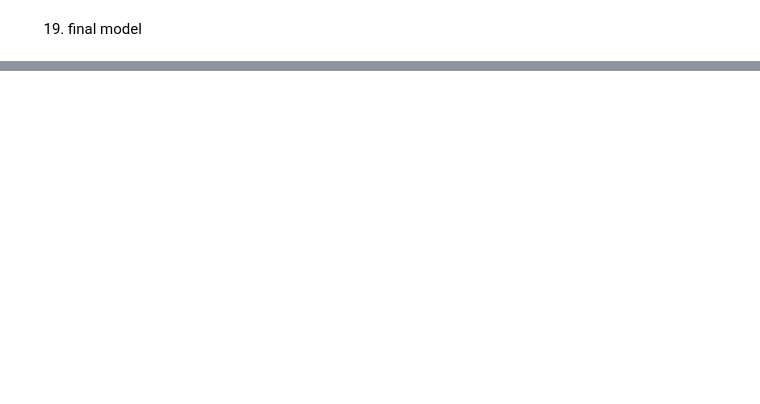
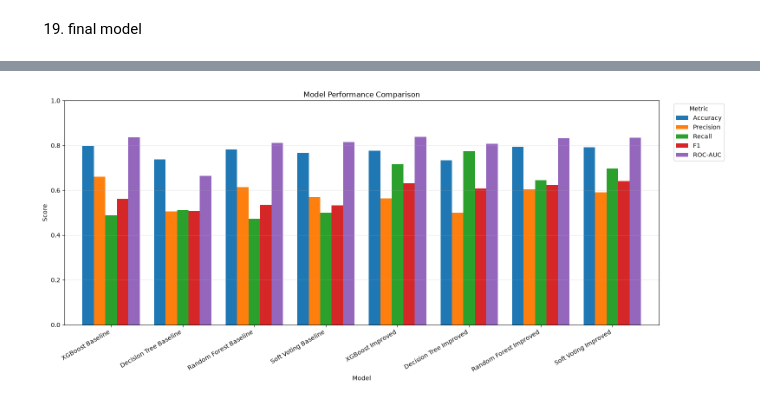
Before and after one commit to caohuy2107-tech/project1-, a Jupyter notebook: train.ipynb, the cells around one changed output, grey strips where cells are left out. Saved outputs shown, nothing was run; the diff lists cells and outputs as text; code cells hidden in the pictures; blank space fills up the shorter version.

```diff
--- a/train.ipynb
+++ b/train.ipynb
@@ -1032,0 +1211,20 @@ display(threshold_df)
+# %%
+# ==========================================
+# THRESHOLD - F1 SCORE TABLE
+# ==========================================
+
+for model_name in tuned_models.keys():
+
+    threshold_df = pd.DataFrame({
+        "Threshold": thresholds,
+        "F1 Score": threshold_results[model_name]
+    })
+
+    print(f"\n===== {model_name} =====")
+
+    display(
+        threshold_df.sort_values(
+            "F1 Score",
+            ascending=False
+        ).reset_index(drop=True)
+    )
@@ -1263,0 +1598,30 @@ Final Threshold: 0.5500000000000002
+# %%
+# Visualize all models side-by-side
+
+metrics = ['Accuracy', 'Precision', 'Recall', 'F1', 'ROC-AUC']
+
+plot_df = comparison_df.set_index('Model')[metrics]
+
+ax = plot_df.plot(
+    kind='bar',
+    figsize=(16, 7),
+    width=0.8
+)
+
+ax.set_title('Model Performance Comparison')
+ax.set_xlabel('Model')
+ax.set_ylabel('Score')
+ax.set_ylim(0, 1)
+ax.grid(axis='y', alpha=0.3)
+
+ax.legend(
+    title='Metric',
+    bbox_to_anchor=(1.02, 1),
+    loc='upper left'
+)
+
+plt.xticks(rotation=30, ha='right')
+plt.tight_layout()
+plt.show()
+# %% [output]
+[figure, added]
```
Also changed, not shown: parts of 6 cells of this notebook, 3 other files.
